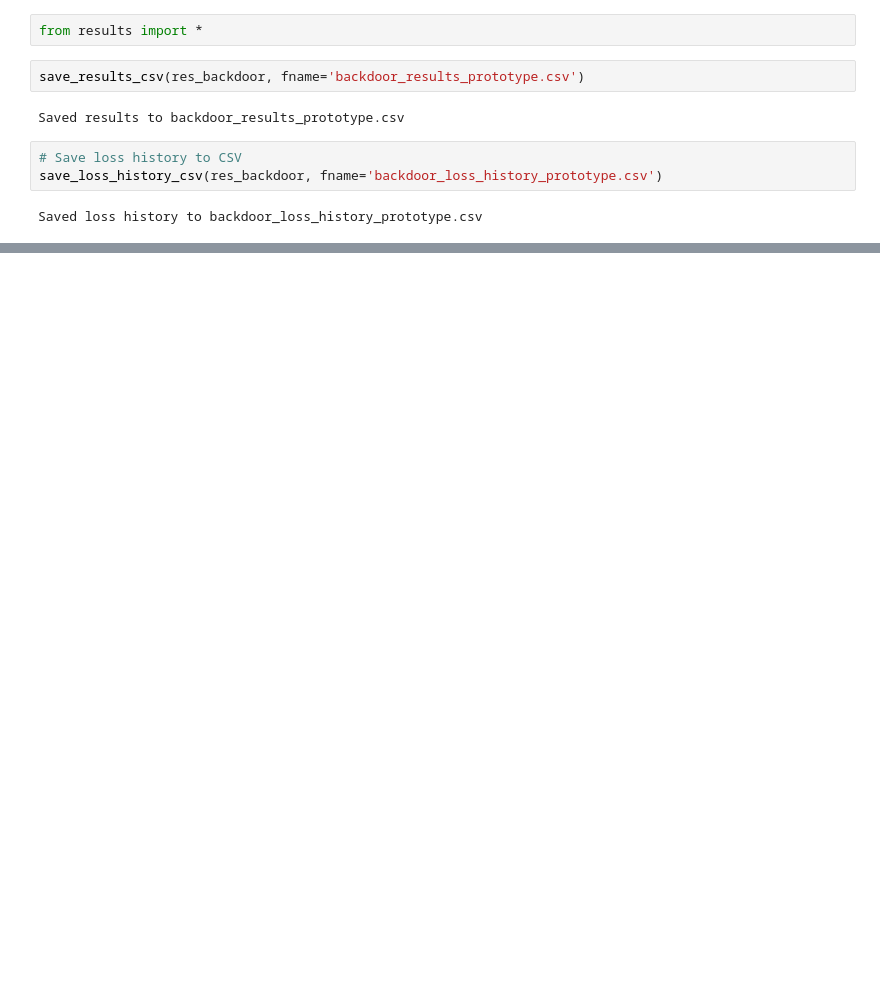
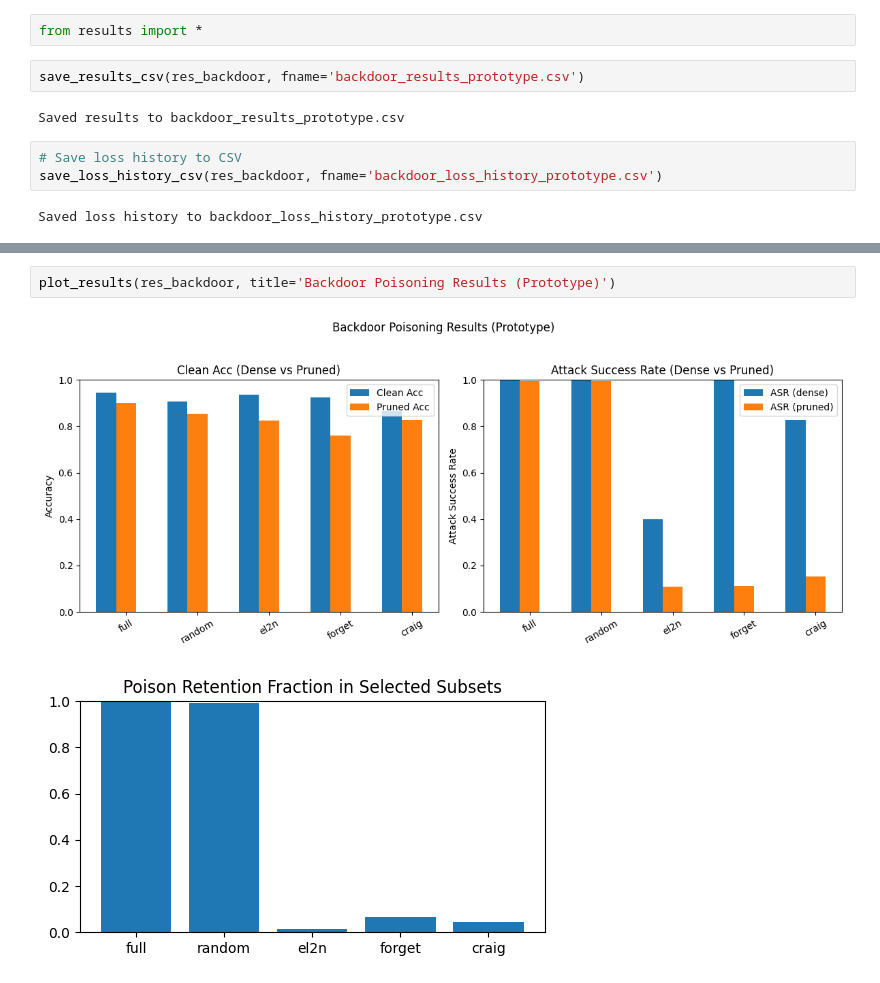
Before and after one commit to sarthikac/cs260d_final_project_pruning_poisoning, a Jupyter notebook: final_poison_prune_selection_notebook.ipynb, the cells around one changed output, grey strips where cells are left out. Saved outputs shown, nothing was run; the diff lists cells and outputs as text; blank space fills up the shorter version.

```diff
--- a/final_poison_prune_selection_notebook.ipynb
+++ b/final_poison_prune_selection_notebook.ipynb
@@ -250,0 +297,5 @@ plot_results(res_backdoor, title='Backdoor Poisoning Results (Prototype)')
+# %%
+plot_results(res_backdoor, title='Backdoor Poisoning Results (Prototype)')
+# %% [output]
+[figure, added]
+[figure, added]
```
Also changed, not shown: parts of 6 cells of this notebook, 3 other files.
